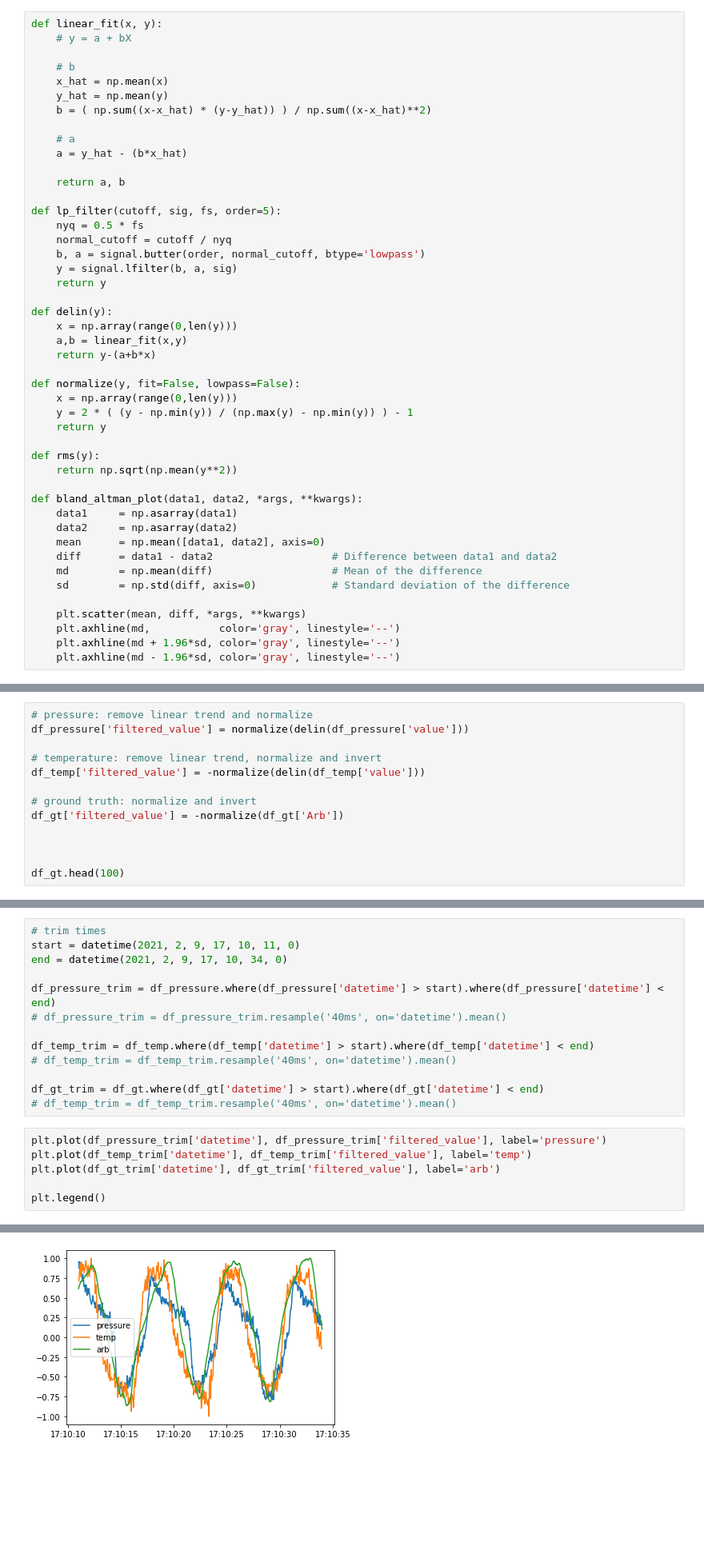
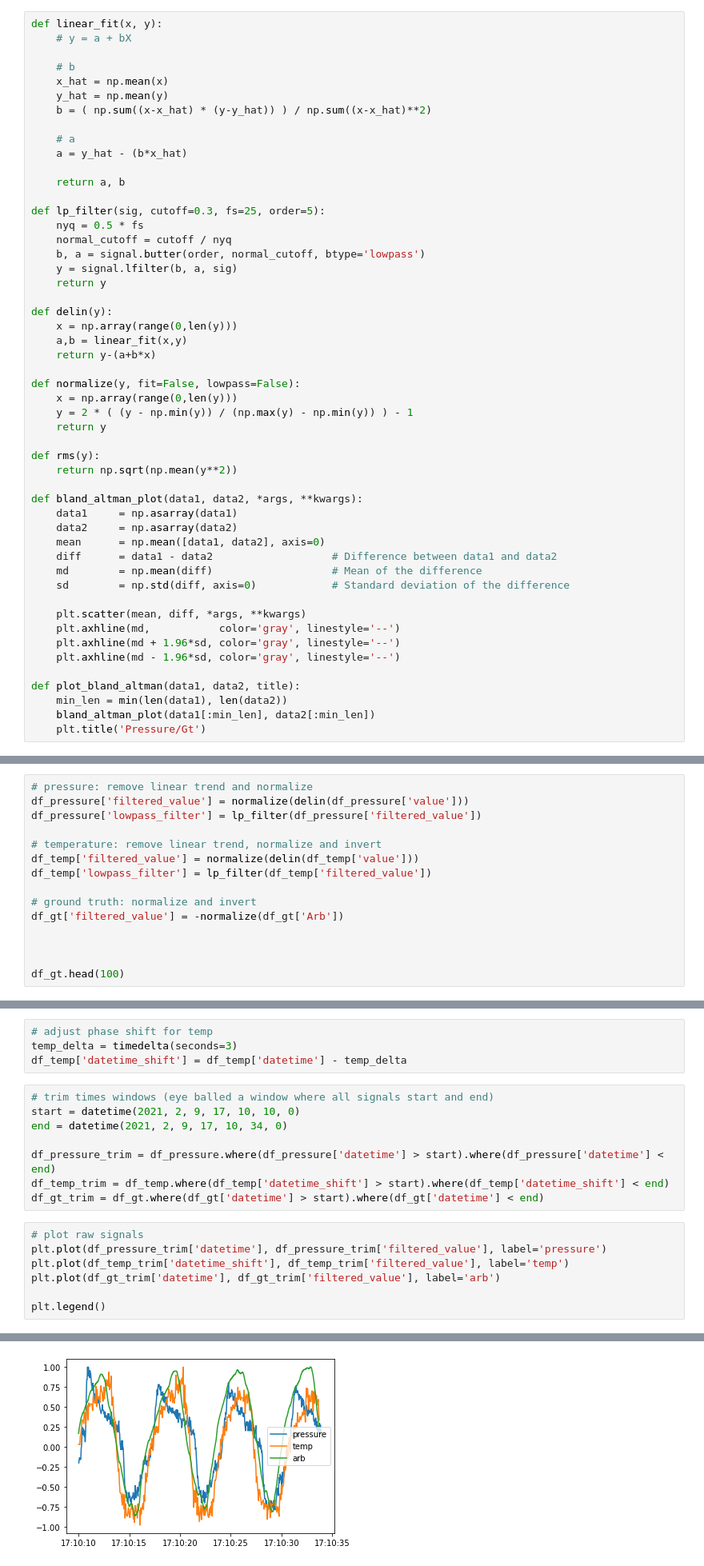
Before and after one commit to ka-moamoa/facebit-ios, a Jupyter notebook: data-exploration/bland-altman-plot-rr.ipynb, the cells around one changed output, grey strips where cells are left out. Shown: that part at 80% size. Drawn from its saved outputs; the diff is of its cells as text; blank space fills up the shorter version.

Commit message:
bland altman clean up

```diff
--- a/data-exploration/bland-altman-plot-rr.ipynb
+++ b/data-exploration/bland-altman-plot-rr.ipynb
@@ -24,7 +24,7 @@ def linear_fit(x, y):
 
     return a, b
 
-def lp_filter(cutoff, sig, fs, order=5):
+def lp_filter(sig, cutoff=0.3, fs=25, order=5):
     nyq = 0.5 * fs
     normal_cutoff = cutoff / nyq
     b, a = signal.butter(order, normal_cutoff, btype='lowpass')
@@ -56,6 +56,11 @@ def bland_altman_plot(data1, data2, *args, **kwargs):
     plt.axhline(md,           color='gray', linestyle='--')
     plt.axhline(md + 1.96*sd, color='gray', linestyle='--')
     plt.axhline(md - 1.96*sd, color='gray', linestyle='--')
+
+def plot_bland_altman(data1, data2, title):
+    min_len = min(len(data1), len(data2))
+    bland_altman_plot(data1[:min_len], data2[:min_len])
+    plt.title('Pressure/Gt')
 # %%
 df = pd.read_csv('events/normal_breathing_4.csv')
 df_temp = df.where(df['type'] == 'temperature').dropna()
@@ -64,9 +69,11 @@ df_gt = pd.read_csv('events/normal_breathing_4_gt.csv')
 # %%
 # pressure: remove linear trend and normalize
 df_pressure['filtered_value'] = normalize(delin(df_pressure['value']))
+df_pressure['lowpass_filter'] = lp_filter(df_pressure['filtered_value'])
 
 # temperature: remove linear trend, normalize and invert
-df_temp['filtered_value'] = -normalize(delin(df_temp['value']))
+df_temp['filtered_value'] = normalize(delin(df_temp['value']))
+df_temp['lowpass_filter'] = lp_filter(df_temp['filtered_value'])
 
 # ground truth: normalize and invert
 df_gt['filtered_value'] = -normalize(df_gt['Arb'])
@@ -120,26 +127,26 @@ df_gt.head()
 | 2 | '-0:0:0.61 | 799 | -0.414722 | 0 days 00:00:00.610000 | 2021-02-09 17:10:08.647 |
 | 3 | '-0:0:0.6 | 800 | -0.418312 | 0 days 00:00:00.600000 | 2021-02-09 17:10:08.637 |
 | 4 | '-0:0:0.59 | 800 | -0.418312 | 0 days 00:00:00.590000 | 2021-02-09 17:10:08.627 |
+# %%
+# adjust phase shift for temp
+temp_delta = timedelta(seconds=3)
+df_temp['datetime_shift'] = df_temp['datetime'] - temp_delta
 # %%
-# trim times
-start = datetime(2021, 2, 9, 17, 10, 11, 0)
+# trim times windows (eye balled a window where all signals start and end)
+start = datetime(2021, 2, 9, 17, 10, 10, 0)
 end = datetime(2021, 2, 9, 17, 10, 34, 0)
 
 df_pressure_trim = df_pressure.where(df_pressure['datetime'] > start).where(df_pressure['datetime'] < end)
-# df_pressure_trim = df_pressure_trim.resample('40ms', on='datetime').mean()
-
-df_temp_trim = df_temp.where(df_temp['datetime'] > start).where(df_temp['datetime'] < end)
-# df_temp_trim = df_temp_trim.resample('40ms', on='datetime').mean()
-
+df_temp_trim = df_temp.where(df_temp['datetime_shift'] > start).where(df_temp['datetime_shift'] < end)
 df_gt_trim = df_gt.where(df_gt['datetime'] > start).where(df_gt['datetime'] < end)
-# df_temp_trim = df_temp_trim.resample('40ms', on='datetime').mean()
 # %%
+# plot raw signals
 plt.plot(df_pressure_trim['datetime'], df_pressure_trim['filtered_value'], label='pressure')
-plt.plot(df_temp_trim['datetime'], df_temp_trim['filtered_value'], label='temp')
+plt.plot(df_temp_trim['datetime_shift'], df_temp_trim['filtered_value'], label='temp')
 plt.plot(df_gt_trim['datetime'], df_gt_trim['filtered_value'], label='arb')
 
 plt.legend()
 # %% [output]
 <matplotlib.legend.Legend at 0x...>
-[figure, old version]
+[figure, new version]
 # %%
```
Also changed, not shown: parts of 6 cells of this notebook.
